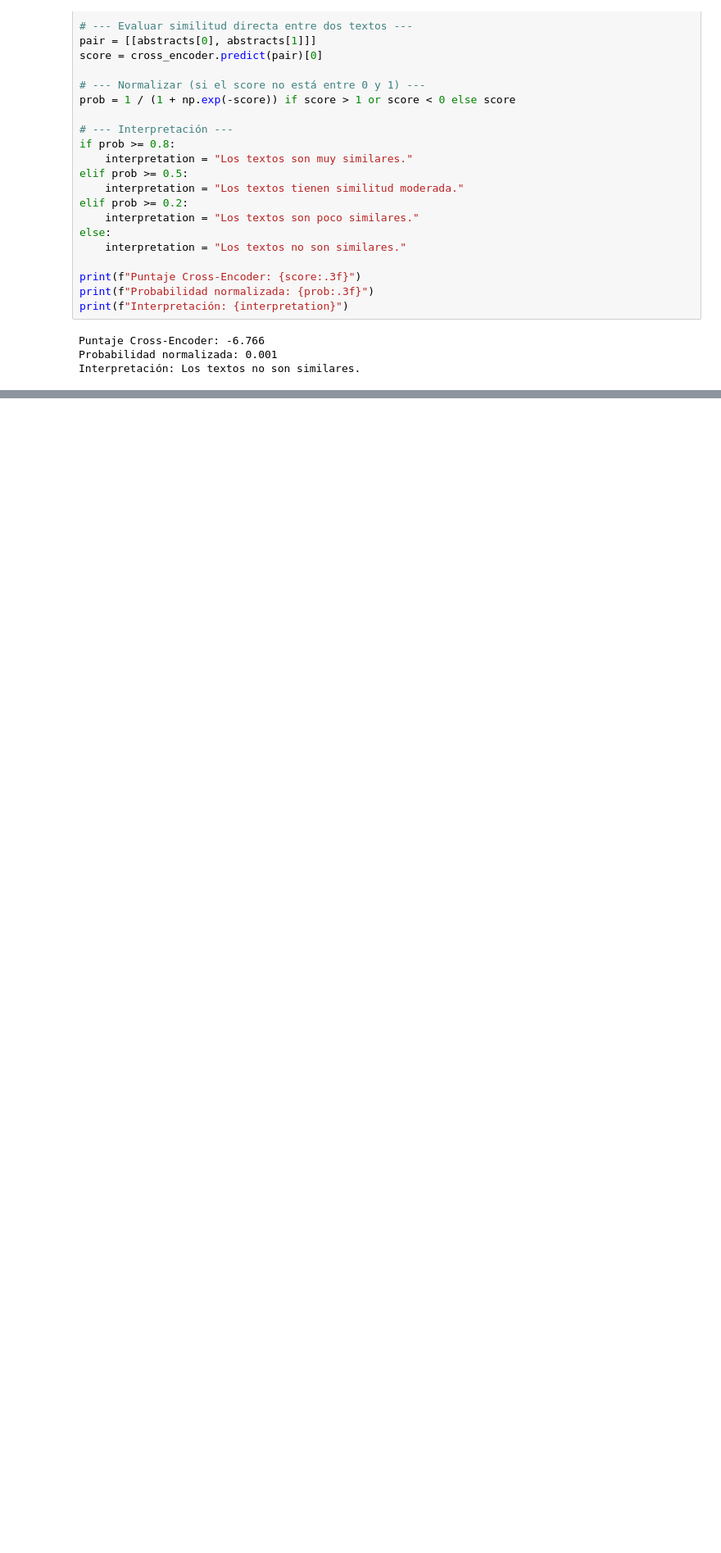
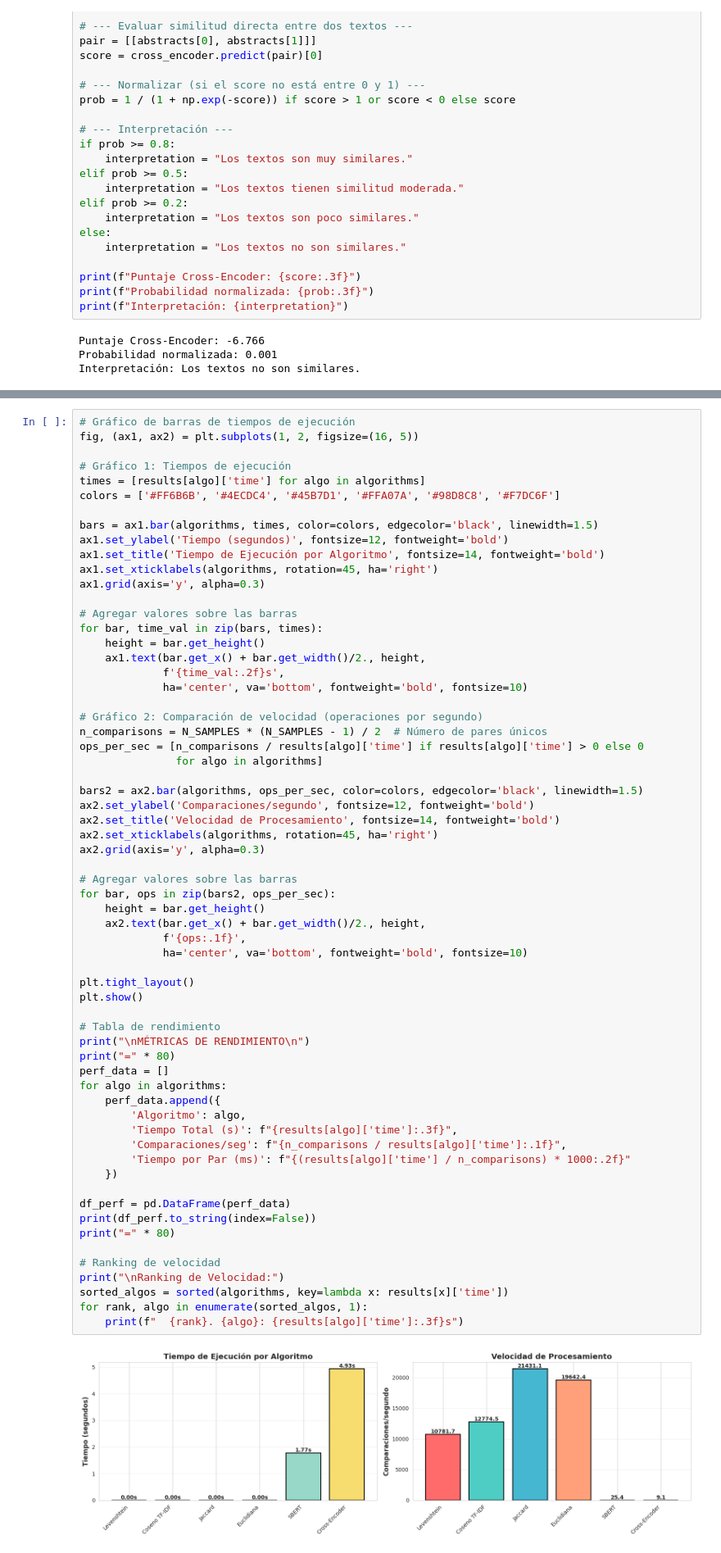
Before and after one commit to BrandonBrandon-alt/proyectoAnalisisAlgoritmos, a Jupyter notebook: proyecto/requerimiento2/Requeriemito2.ipynb, the cells around one changed output, grey strips where cells are left out. Shown at 82% size. Cells and saved outputs as stored; diff of their text form; blank space fills up the shorter version.

```diff
--- a/proyecto/requerimiento2/Requeriemito2.ipynb
+++ b/proyecto/requerimiento2/Requeriemito2.ipynb
@@ -753,0 +1048,65 @@ Interpretación: Los textos no son similares.
+# %%
+# Gráfico de barras de tiempos de ejecución
+fig, (ax1, ax2) = plt.subplots(1, 2, figsize=(16, 5))
+
+# Gráfico 1: Tiempos de ejecución
+times = [results[algo]['time'] for algo in algorithms]
+colors = ['#FF6B6B', '#4ECDC4', '#45B7D1', '#FFA07A', '#98D8C8', '#F7DC6F']
+
+bars = ax1.bar(algorithms, times, color=colors, edgecolor='black', linewidth=1.5)
+ax1.set_ylabel('Tiempo (segundos)', fontsize=12, fontweight='bold')
+ax1.set_title('Tiempo de Ejecución por Algoritmo', fontsize=14, fontweight='bold')
+ax1.set_xticklabels(algorithms, rotation=45, ha='right')
+ax1.grid(axis='y', alpha=0.3)
+
+# Agregar valores sobre las barras
+for bar, time_val in zip(bars, times):
+    height = bar.get_height()
+    ax1.text(bar.get_x() + bar.get_width()/2., height,
+             f'{time_val:.2f}s',
+             ha='center', va='bottom', fontweight='bold', fontsize=10)
+
+# Gráfico 2: Comparación de velocidad (operaciones por segundo)
+n_comparisons = N_SAMPLES * (N_SAMPLES - 1) / 2  # Número de pares únicos
+ops_per_sec = [n_comparisons / results[algo]['time'] if results[algo]['time'] > 0 else 0
+               for algo in algorithms]
+
+bars2 = ax2.bar(algorithms, ops_per_sec, color=colors, edgecolor='black', linewidth=1.5)
+ax2.set_ylabel('Comparaciones/segundo', fontsize=12, fontweight='bold')
+ax2.set_title('Velocidad de Procesamiento', fontsize=14, fontweight='bold')
+ax2.set_xticklabels(algorithms, rotation=45, ha='right')
+ax2.grid(axis='y', alpha=0.3)
+
+# Agregar valores sobre las barras
+for bar, ops in zip(bars2, ops_per_sec):
+    height = bar.get_height()
+    ax2.text(bar.get_x() + bar.get_width()/2., height,
+             f'{ops:.1f}',
+             ha='center', va='bottom', fontweight='bold', fontsize=10)
+
+plt.tight_layout()
+plt.show()
+
+# Tabla de rendimiento
+print("\nMÉTRICAS DE RENDIMIENTO\n")
+print("=" * 80)
+perf_data = []
+for algo in algorithms:
+    perf_data.append({
+        'Algoritmo': algo,
+        'Tiempo Total (s)': f"{results[algo]['time']:.3f}",
+        'Comparaciones/seg': f"{n_comparisons / results[algo]['time']:.1f}",
+        'Tiempo por Par (ms)': f"{(results[algo]['time'] / n_comparisons) * 1000:.2f}"
+    })
+
+df_perf = pd.DataFrame(perf_data)
+print(df_perf.to_string(index=False))
+print("=" * 80)
+
+# Ranking de velocidad
+print("\nRanking de Velocidad:")
+sorted_algos = sorted(algorithms, key=lambda x: results[x]['time'])
+for rank, algo in enumerate(sorted_algos, 1):
+    print(f"  {rank}. {algo}: {results[algo]['time']:.3f}s")
+# %% [output]
+[figure, added]
```
Also changed, not shown: parts of 15 cells of this notebook.
